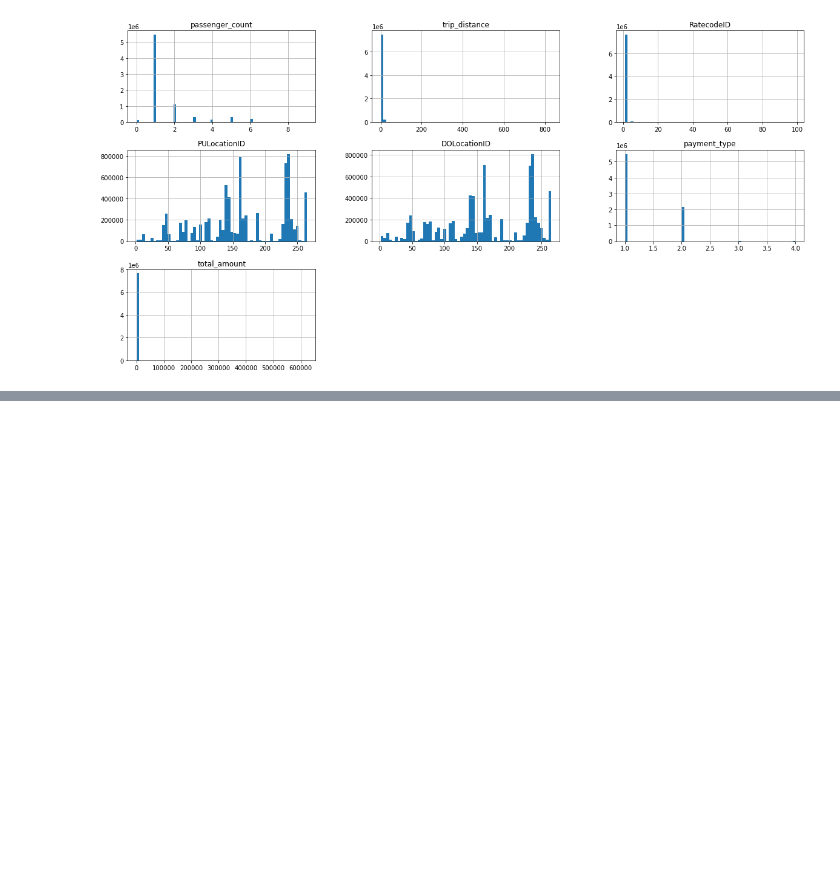
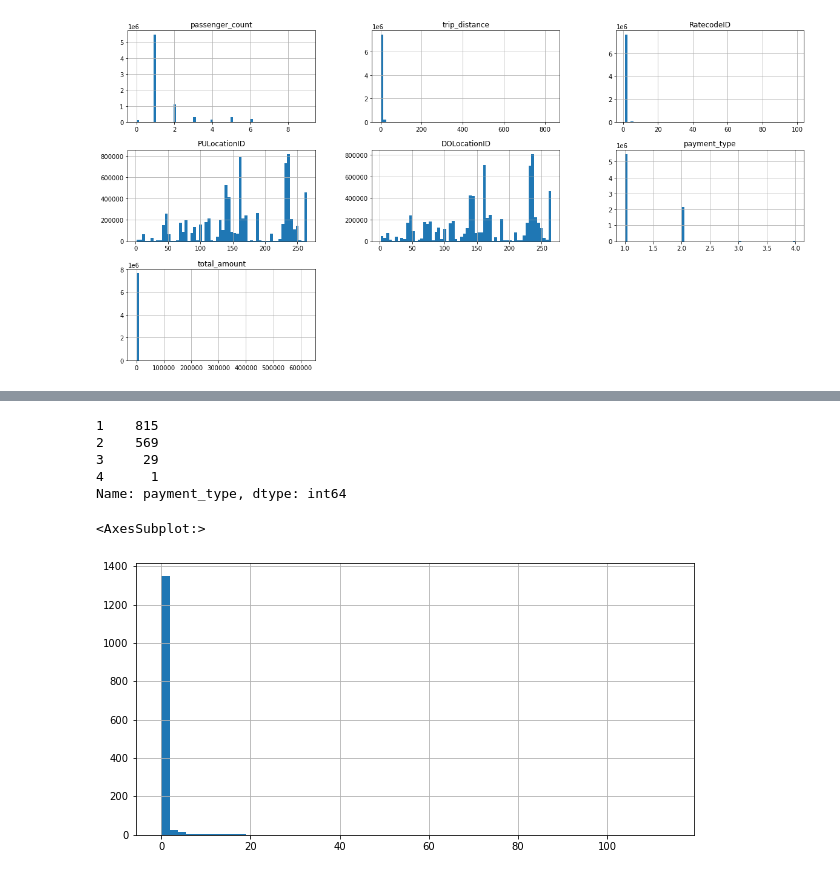
Before and after one commit to Mardi38/Taxi, a Jupyter notebook: Taxi Presentable nb July 2 22.ipynb, the cells around one changed output, grey strips where cells are left out. Saved outputs shown, nothing was run; the diff lists cells and outputs as text; code cells hidden in the pictures; blank space fills up the shorter version.

```diff
--- a/Taxi Presentable nb July 2 22.ipynb
+++ b/Taxi Presentable nb July 2 22.ipynb
@@ -110,0 +218,15 @@ array([[<AxesSubplot:title={'center':'passenger_count'}>,
+# %%
+#All the zero payments seem to be related to payment types 1 and 2.
+
+taxi_data[taxi_data['total_amount']==0]['payment_type'].value_counts()
+# %% [output]
+1    815
+2    569
+3     29
+4      1
+Name: payment_type, dtype: int64
+# %%
+taxi_data[taxi_data['total_amount']==0]['trip_distance'].hist(bins=60, figsize=(10,5))
+# %% [output]
+<AxesSubplot:>
+[figure, added]
```
Also changed, not shown: parts of 13 cells of this notebook.
